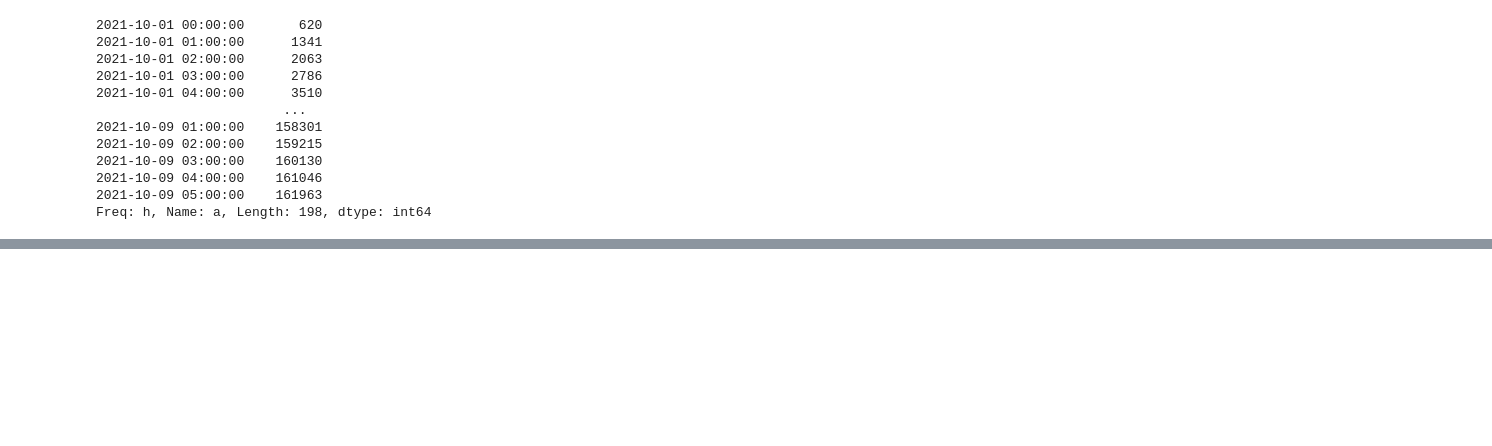
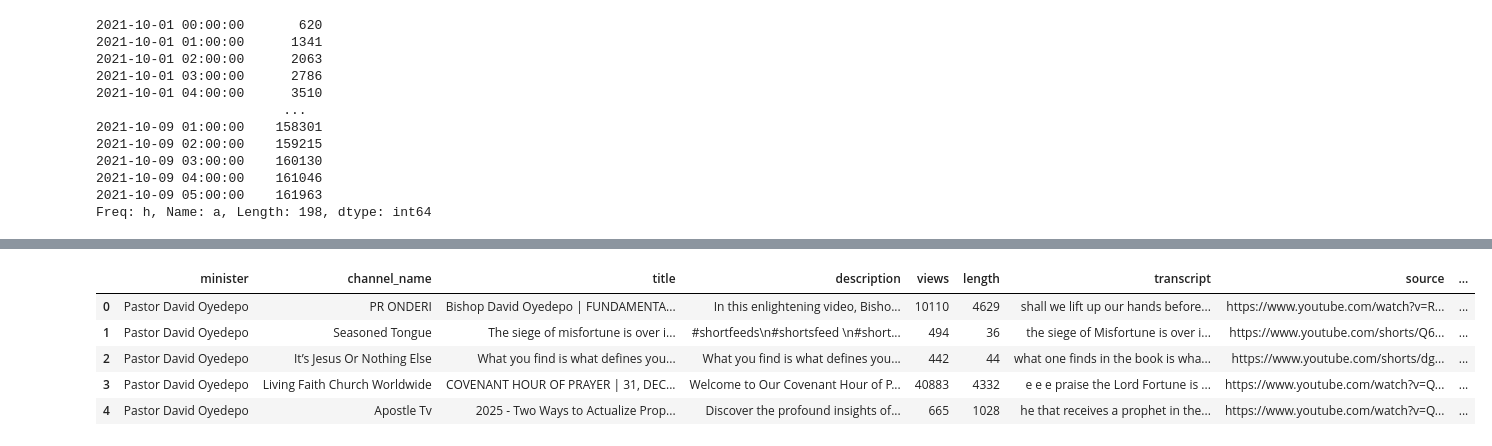
Before and after one commit to Ci-re/cirec-01-llm-falcon, a Jupyter notebook: notebooks/dask_clean.ipynb, the cells around one changed output, grey strips where cells are left out. Cells and saved outputs as stored; diff of their text form; code cells hidden in the pictures; blank space fills up the shorter version.

Commit message:
activity: structuring data

```diff
--- a/notebooks/dask_clean.ipynb
+++ b/notebooks/dask_clean.ipynb
@@ -182,0 +145,6 @@ True
+# %%
+import dask.bag as db
+import json
+
+dd_data = db.read_text("../datasets/corrected_datafiles/*.jsonl").map(json.loads)
+dd_data
@@ -182,0 +165,10 @@ True
+# %%
+data = dd_data.to_dataframe()
+data.head()
+# %% [output]
+|  | minister | channel_name | title | description | views | length | transcript | source | ... |
+| 0 | Pastor David Oyedepo | PR ONDERI | Bishop David Oyedepo | FUNDAMENTA... | In this enlightening video, Bisho... | 10110 | 4629 | shall we lift up our hands before... | https://www.youtube.com/watch?v=R... | ... |
+| 1 | Pastor David Oyedepo | Seasoned Tongue | The siege of misfortune is over i... | #shortfeeds\n#shortsfeed \n#short... | 494 | 36 | the siege of Misfortune is over i... | https://www.youtube.com/shorts/Q6... | ... |
+| 2 | Pastor David Oyedepo | It’s Jesus Or Nothing Else | What you find is what defines you... | What you find is what defines you... | 442 | 44 | what one finds in the book is wha... | https://www.youtube.com/shorts/dg... | ... |
+| 3 | Pastor David Oyedepo | Living Faith Church Worldwide | COVENANT HOUR OF PRAYER | 31, DEC... | Welcome to Our Covenant Hour of P... | 40883 | 4332 | e e e praise the Lord Fortune is ... | https://www.youtube.com/watch?v=Q... | ... |
+| 4 | Pastor David Oyedepo | Apostle Tv | 2025 - Two Ways to Actualize Prop... | Discover the profound insights of... | 665 | 1028 | he that receives a prophet in the... | https://www.youtube.com/watch?v=Q... | ... |
```
Also changed, not shown: parts of 12 cells of this notebook, 10 other files.
